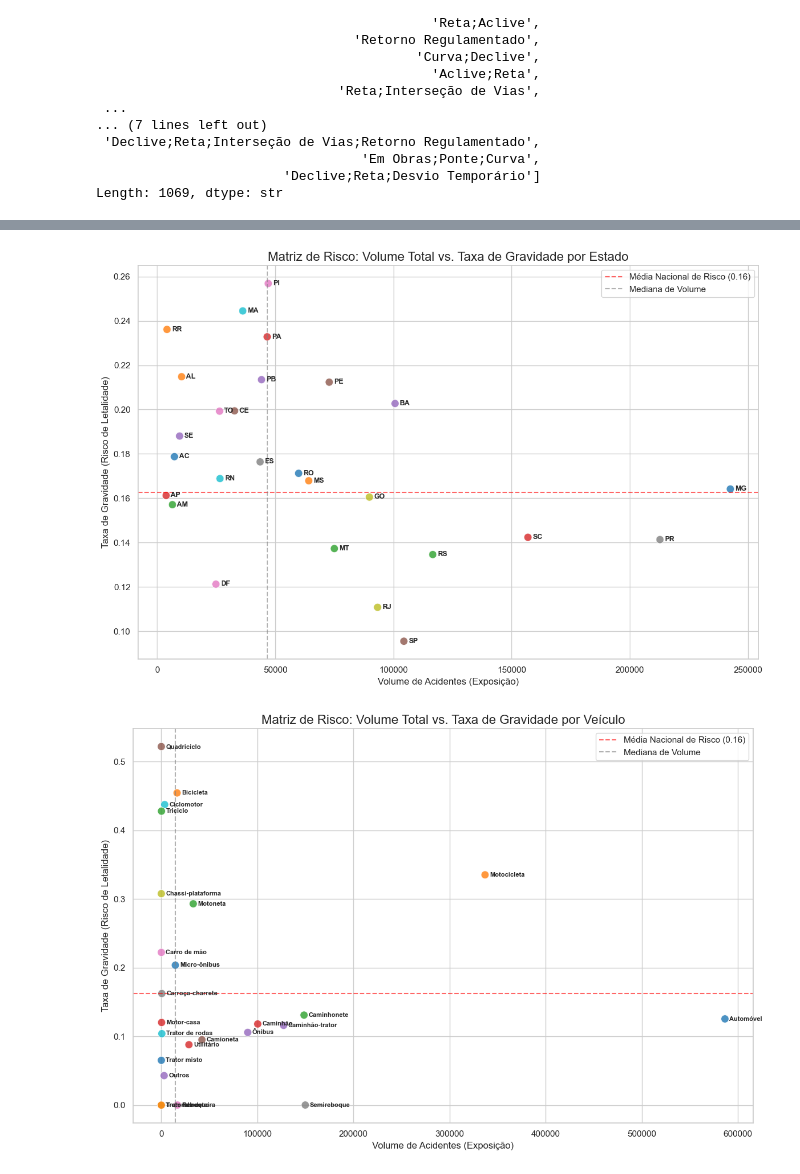
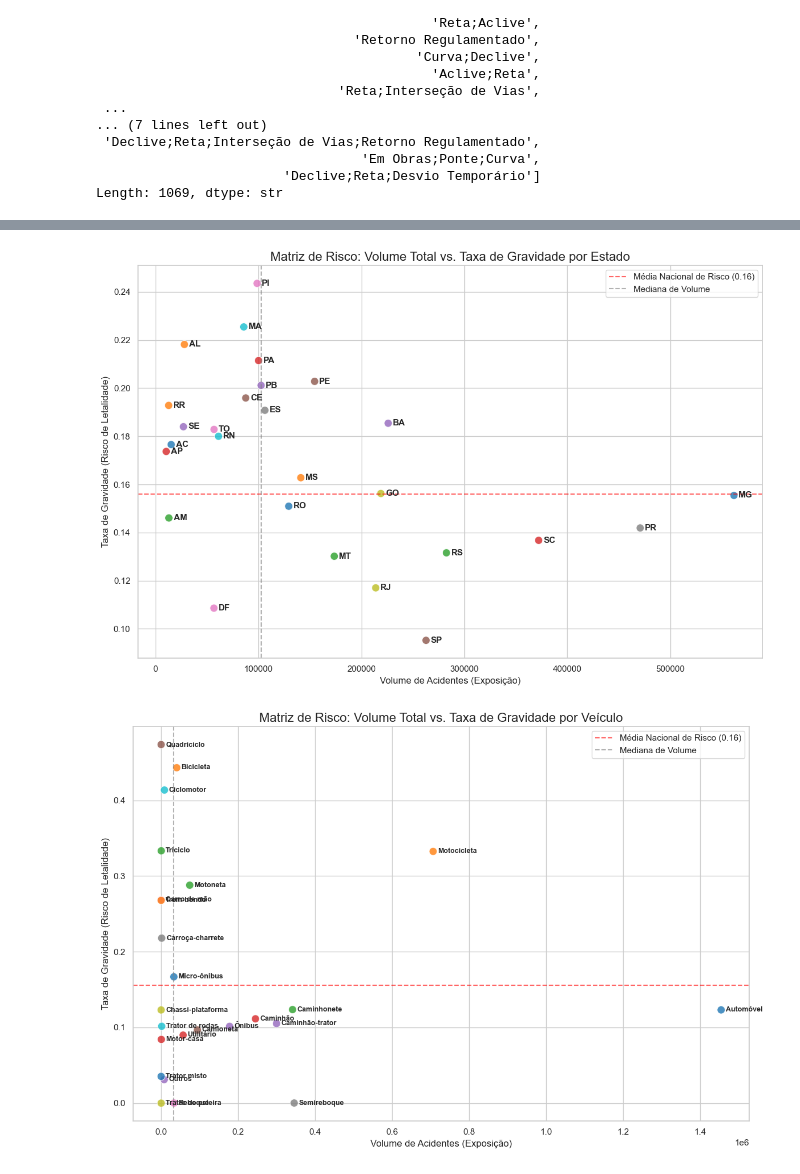
Before and after one commit to elainerreis/predicao_acidentes_rodoviarios, a Jupyter notebook: notebooks/01_eda.ipynb, the cells around one changed output, grey strips where cells are left out. Drawn from its saved outputs; the diff is of its cells as text; code cells hidden in the pictures.

```diff
--- a/notebooks/01_eda.ipynb
+++ b/notebooks/01_eda.ipynb
@@ -13,7 +13,7 @@ from pathlib import Path
 BASE_DIR = Path().resolve().parent
 DATA_DIR = BASE_DIR / "data"
 
-df = pd.read_csv(DATA_DIR / "tratados" / "acidentes_frota_21-25.csv")
+df = pd.read_csv(DATA_DIR / "tratados" / "acidentes_frota_17-25.csv")
 # %%
 df
 # %% [output]
@@ -433,7 +307,7 @@ for i in range(dados_veiculo.shape[0]):
         x=dados_veiculo['volume'][i] + (dados_veiculo['volume'].max() * 0.008), # Deslocamento no eixo X
         y=dados_veiculo['taxa_gravidade'][i],
         s=dados_veiculo['uf'][i],
-        fontsize=9,
+        fontsize=11,
         fontweight='bold',
         verticalalignment='center'
     )
@@ -458,7 +332,7 @@ plt.legend(loc='upper right')
 plt.tight_layout()
 plt.show()
 # %% [output]
-[figure, old version]
+[figure, new version]
 # %%
 # 1. Agrupar os dados calculando o Volume e a Taxa de Gravidade ao mesmo tempo
 dados_veiculo = df.groupby('tipo_veiculo').agg(
@@ -486,35 +360,35 @@ sns.scatterplot(
 # 4. Adicionar os nomes dos veículos ao lado de cada bolha
 for i in range(dados_veiculo.shape[0]):
     plt.text(
         x=dados_veiculo['volume'][i] + (dados_veiculo['volume'].max() * 0.008), # Deslocamento no eixo X
         y=dados_veiculo['taxa_gravidade'][i],
         s=dados_veiculo['tipo_veiculo'][i],
-        fontsize=8,
+        fontsize=9,
         fontweight='bold',
         verticalalignment='center'
     )
 
 # 5. Adicionar Linhas de Referência (Criando os Quadrantes)
 # Linha horizontal: Média nacional de risco
 media_risco = df['gravidade'].mean()
 plt.axhline(media_risco, color='red', linestyle='--', alpha=0.6,
             label=f'Média Nacional de Risco ({media_risco:.2f})')
 
 # Linha vertical: Mediana do volume (para separar quem bate muito de quem bate pouco)
 mediana_volume = dados_veiculo['volume'].median()
 plt.axvline(mediana_volume, color='gray', linestyle='--', alpha=0.6,
             label='Mediana de Volume')
 
 # 6. Títulos e Eixos
 plt.title('Matriz de Risco: Volume Total vs. Taxa de Gravidade por Veículo', fontsize=16)
 plt.xlabel('Volume de Acidentes (Exposição)', fontsize=12)
 plt.ylabel('Taxa de Gravidade (Risco de Letalidade)', fontsize=12)
 plt.legend(loc='upper right')
 
 plt.tight_layout()
 plt.show()
 # %% [output]
-[figure, old version]
+[figure, new version]
 # %%
 # 1. Tamanho do dataset (linhas e colunas)
 print(f"O dataset contém {df.shape[0]} registros de acidentes e {df.shape[1]} variáveis.")
```
Also changed, not shown: parts of 11 cells of this notebook, 3 other files.
